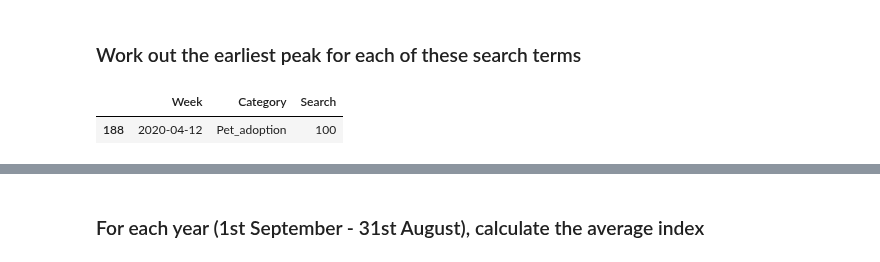
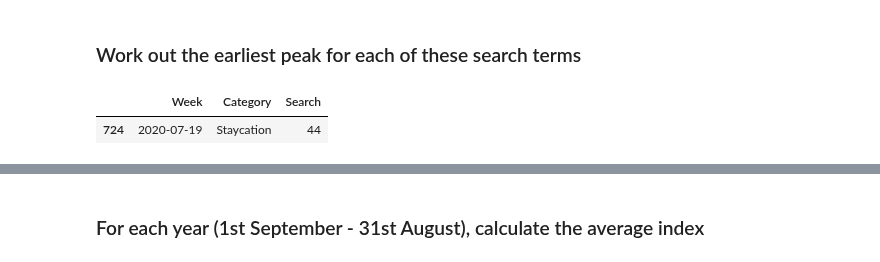
Before and after one commit to hyunjun33/Data_preprocessing, a Jupyter notebook: Preppin' Data 2021 Week 36 Challenge.ipynb, the cells around one changed output, grey strips where cells are left out. Cells and saved outputs as stored; diff of their text form; code cells hidden in the pictures.

```diff
--- a/Preppin' Data 2021 Week 36 Challenge.ipynb
+++ b/Preppin' Data 2021 Week 36 Challenge.ipynb
@@ -115,3 +115,6 @@ memory usage: 8.0+ KB
 timeline.columns = ["Week", "Pet_adoption", "Online_streamer", "Staycation"]
 timeline = timeline.drop([0, 1], axis=0)
 timeline = timeline.reset_index(drop=True)
+# %%
+timeline[["Pet_adoption", "Online_streamer", "Staycation"]] = timeline[["Pet_adoption", "Online_streamer", "Staycation"]].astype(int)
+timeline.info()
@@ -144,10 +159,10 @@ Name: Search, dtype: float64
 # %% [markdown]
 ### Work out the earliest peak for each of these search terms
 # %%
-timeline[timeline["Category"] == "Pet_adoption"].sort_values(by="Search", ascending=False).head(1)
+timeline[timeline["Category"] == "Staycation"].sort_values(by=["Search", "Week"], ascending=[False, True]).head(1)
 # %% [output]
 |  | Week | Category | Search |
-| 188 | 2020-04-12 | Pet_adoption | 100 |
+| 724 | 2020-07-19 | Staycation | 44 |
 # %%
 def earliest_peak(df_, category_name):
     df = df_[df_["Category"] == str(category_name)]
```
Also changed, not shown: parts of 11 cells of this notebook.
